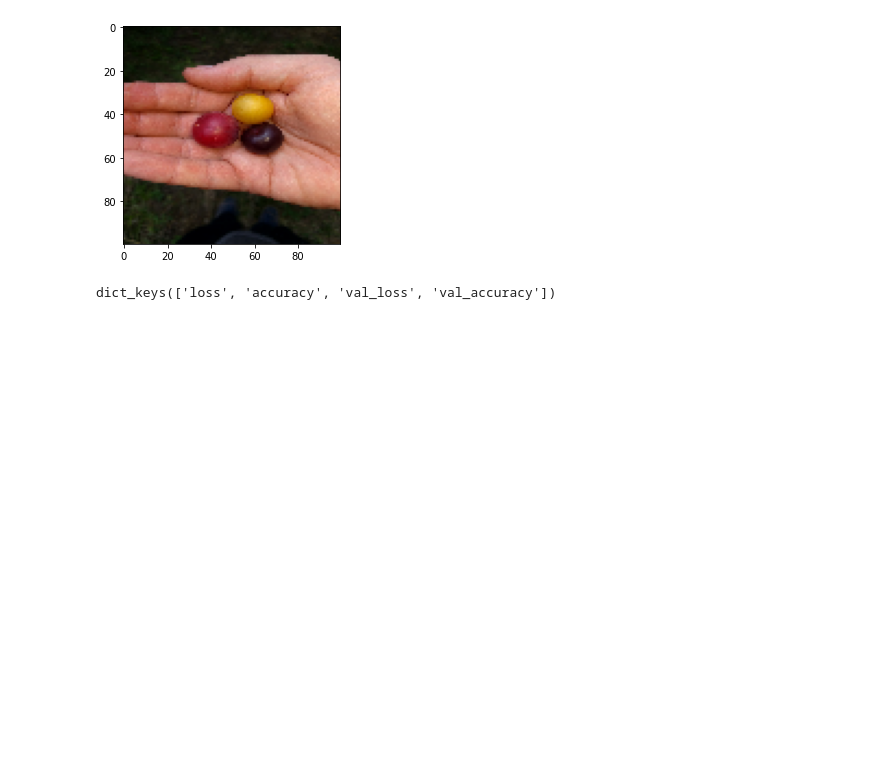
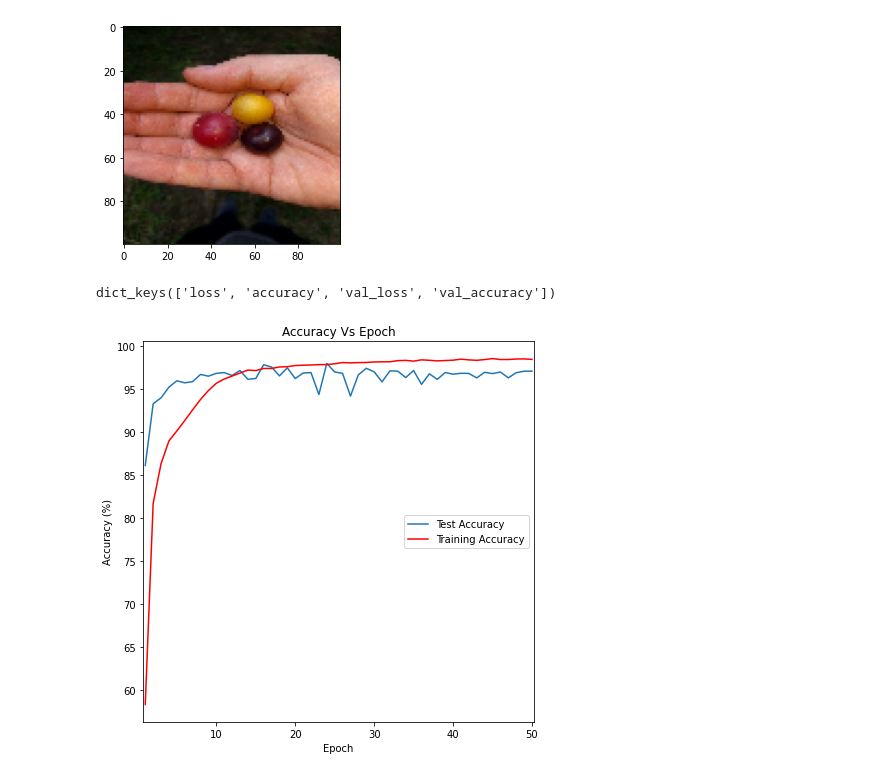
Before and after one commit to ashleep/Heningburg_Pounds_Final_Project, a Jupyter notebook: CNNtest.ipynb, the cells around one changed output. Saved outputs shown, nothing was run; the diff lists cells and outputs as text; code cells hidden in the pictures; blank space fills up the shorter version.

```diff
--- a/CNNtest.ipynb
+++ b/CNNtest.ipynb
@@ -251,4 +251,17 @@ test_loss = test_loss.astype(np.float)
 epochs = []
 for i in range (1,51):
     epochs.append(i)
+# %%
+#Test Accuracy and Loss VS epoch
+plt.figure(figsize=(7,7))
+plt.margins(x = .005)
+plt.plot(epochs, test_acc*100)
+plt.plot(epochs, acc*100, color = 'r')
+plt.xlabel("Epoch")
+plt.ylabel("Accuracy (%)")
+plt.title("Accuracy Vs Epoch")
+plt.legend(["Test Accuracy","Training Accuracy"],loc=5)
+plt.show()
+# %% [output]
+[figure, added]
 # %%
```
Also changed, not shown: parts of 2 cells of this notebook.
